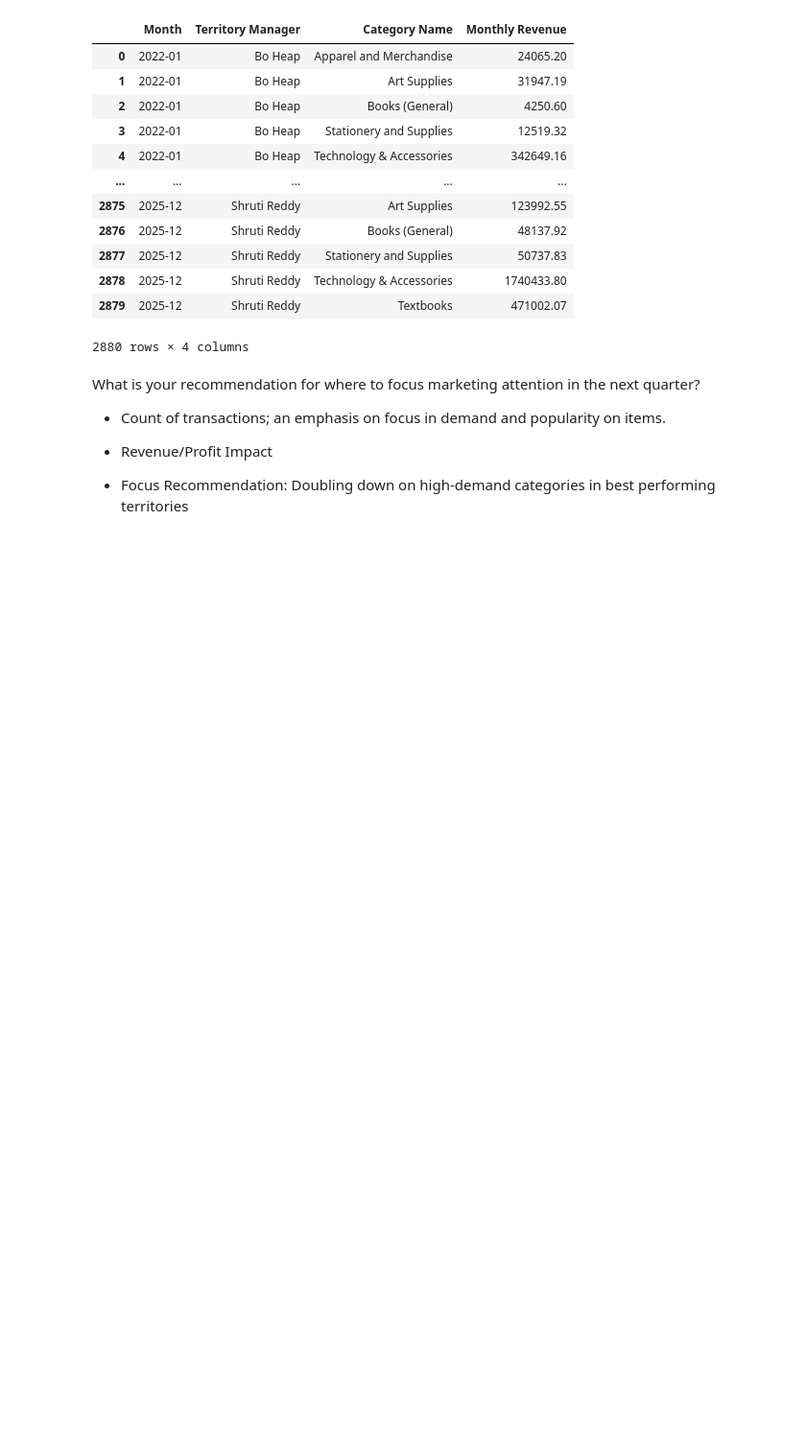
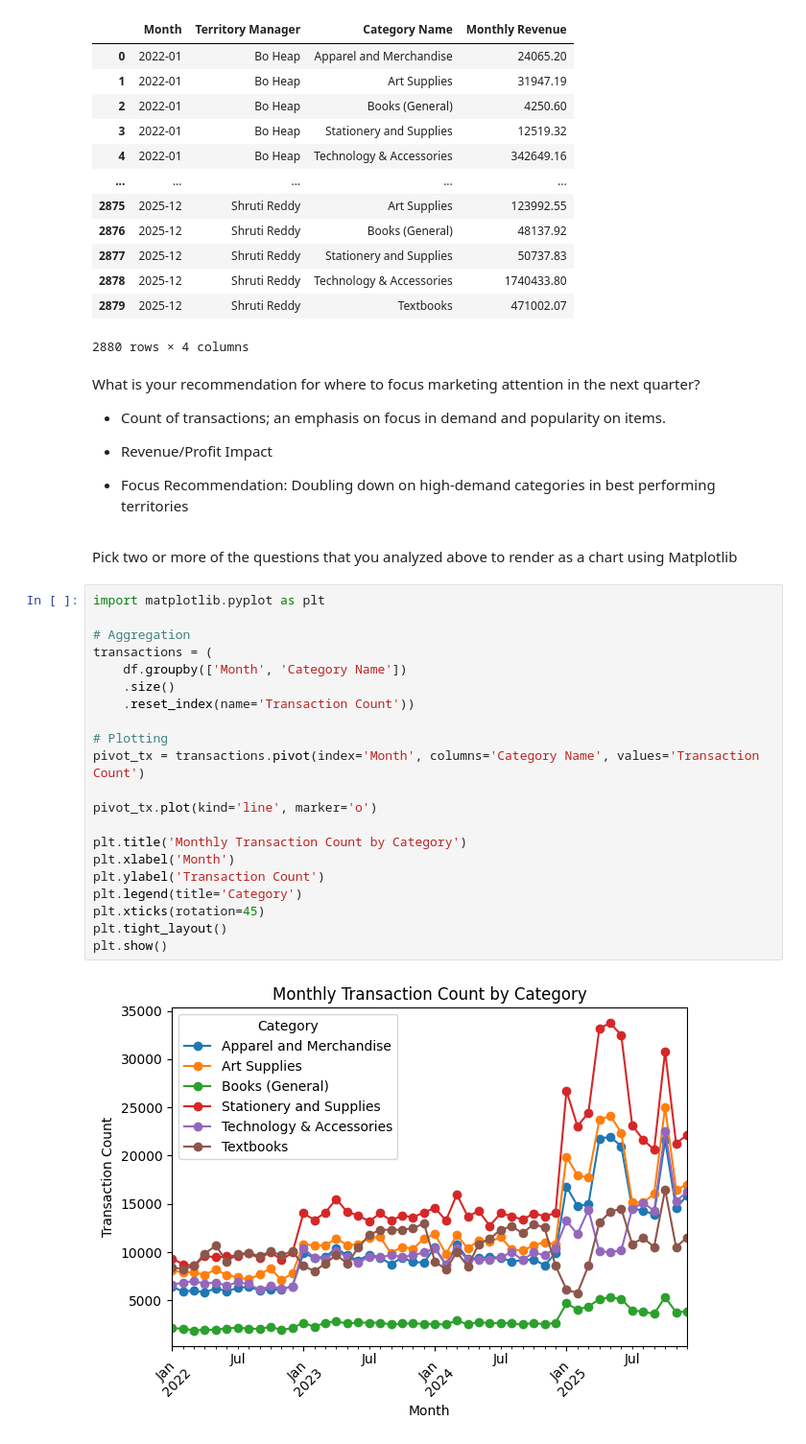
Before and after one commit to elandverymuchnothing/Capstone_2, a Jupyter notebook: lastname_sales_analysis.ipynb, the cells around one changed output. Shown at 96% size. Saved outputs shown, nothing was run; the diff lists cells and outputs as text; blank space fills up the shorter version.

```diff
--- a/lastname_sales_analysis.ipynb
+++ b/lastname_sales_analysis.ipynb
@@ -522,3 +522,28 @@ What is your recommendation for where to focus marketing attention in the next q
 
 
 *  Focus Recommendation:  Doubling down on high-demand categories in best performing territories
+# %% [markdown]
+Pick two or more of the questions that you analyzed above to render as a chart using Matplotlib
+# %%
+import matplotlib.pyplot as plt
+
+# Aggregation
+transactions = (
+    df.groupby(['Month', 'Category Name'])
+    .size()
+    .reset_index(name='Transaction Count'))
+
+# Plotting
+pivot_tx = transactions.pivot(index='Month', columns='Category Name', values='Transaction Count')
+
+pivot_tx.plot(kind='line', marker='o')
+
+plt.title('Monthly Transaction Count by Category')
+plt.xlabel('Month')
+plt.ylabel('Transaction Count')
+plt.legend(title='Category')
+plt.xticks(rotation=45)
+plt.tight_layout()
+plt.show()
+# %% [output]
+[figure, added]
```
Also changed, not shown: parts of 1 cell of this notebook.
